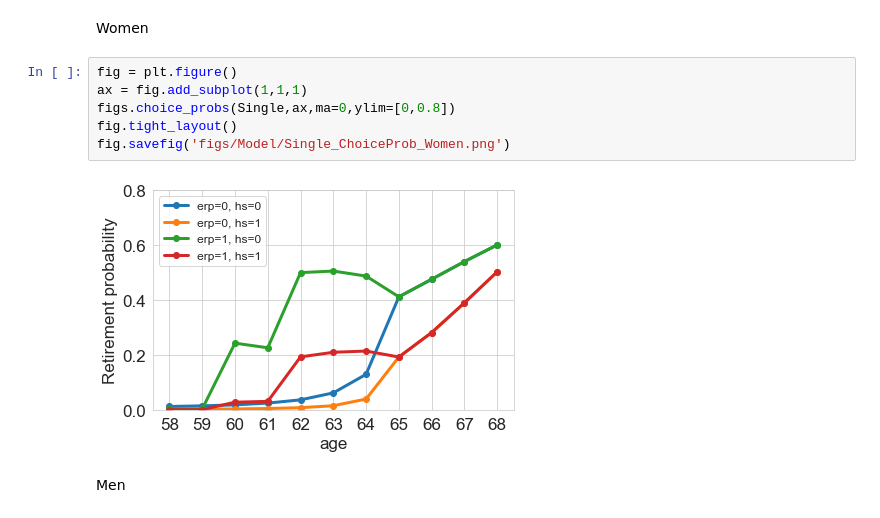
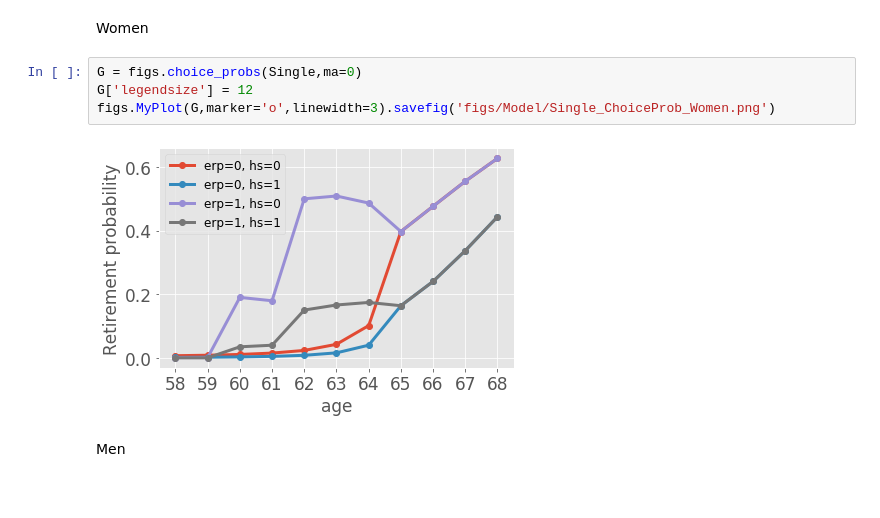
Before and after one commit to mathiassunesen/Speciale_retirement, a Jupyter notebook: Main/Singles.ipynb, the cells around one changed output. Saved outputs shown, nothing was run; the diff lists cells and outputs as text.

```diff
--- a/Main/Singles.ipynb
+++ b/Main/Singles.ipynb
@@ -29,13 +29,11 @@ Single.simulate()
 ### Retirement probabilities from solution
 # %% [markdown]
 Women
-# %%
-fig = plt.figure()
-ax = fig.add_subplot(1,1,1)
-figs.choice_probs(Single,ax,ma=0,ylim=[0,0.8])
-fig.tight_layout()
-fig.savefig('figs/Model/Single_ChoiceProb_Women.png')
-# %% [output]
-[figure, removed]
+# %%
+G = figs.choice_probs(Single,ma=0)
+G['legendsize'] = 12
+figs.MyPlot(G,marker='o',linewidth=3).savefig('figs/Model/Single_ChoiceProb_Women.png')
+# %% [output]
+[figure, added]
 # %% [markdown]
 Men
```
Also changed, not shown: parts of 92 cells of this notebook, 23 other files.
